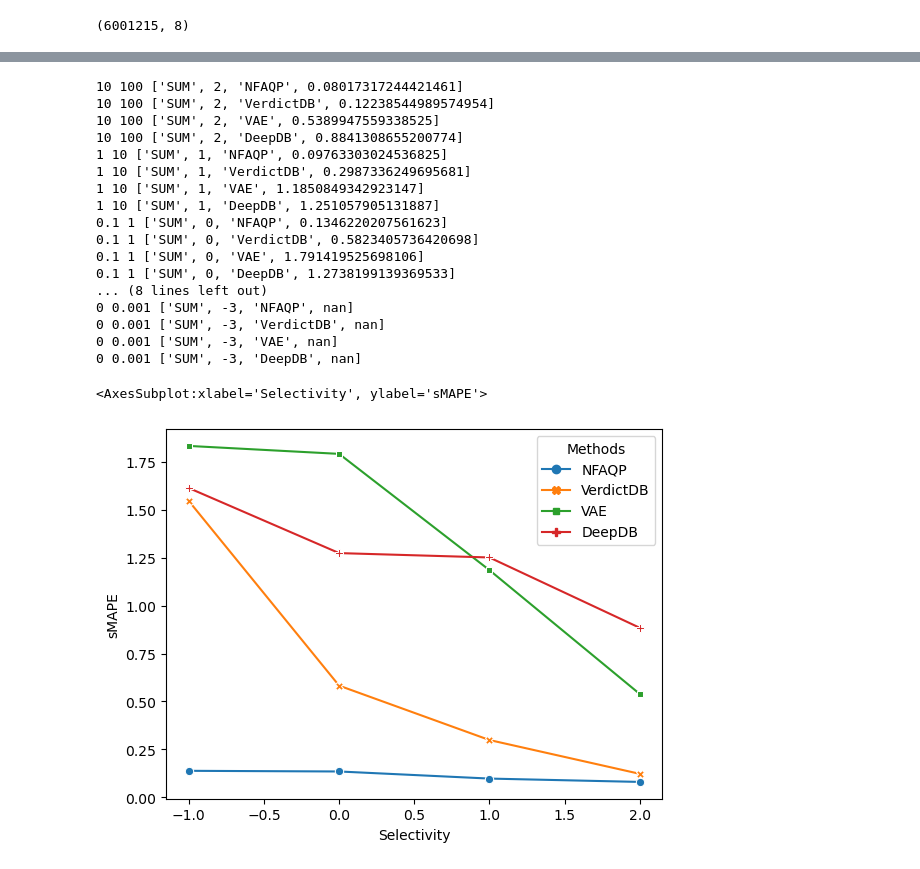
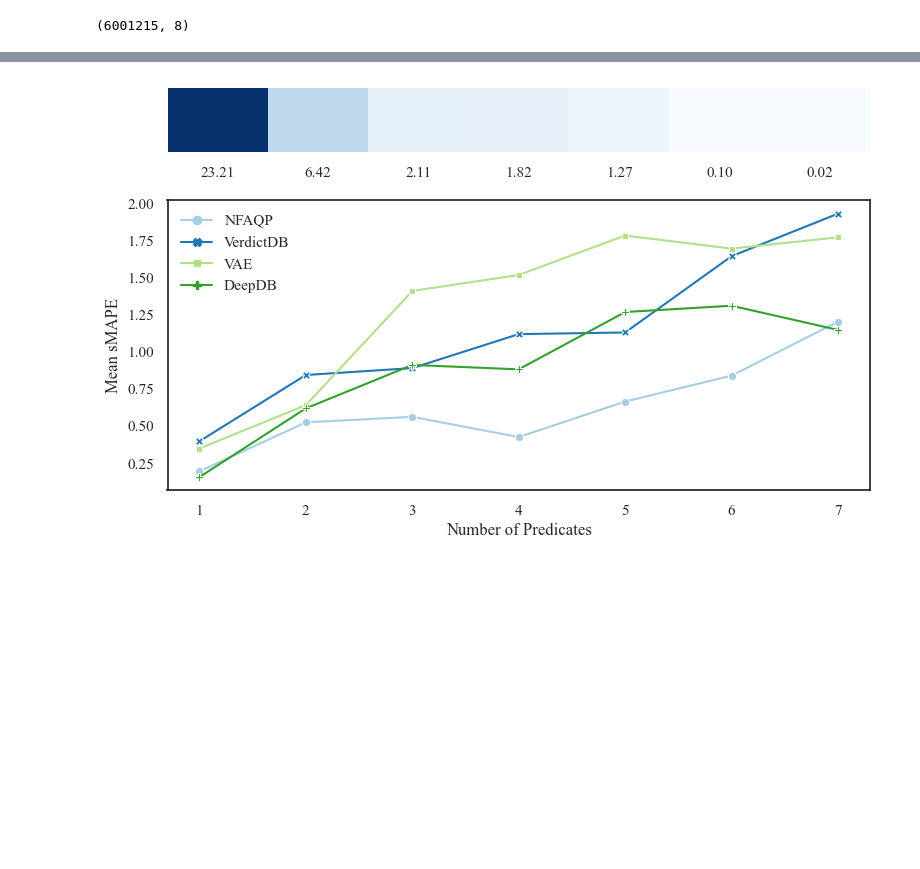
Before and after one commit to cenlibin/NFAQP, a Jupyter notebook: plot/seaborn.ipynb, the cells around one changed output, grey strips where cells are left out. Cells and saved outputs as stored; diff of their text form; code cells hidden in the pictures; blank space fills up the shorter version.

```diff
--- a/plot/seaborn.ipynb
+++ b/plot/seaborn.ipynb
@@ -95,62 +143,64 @@ plt.savefig(f"{dataset}_sel.pdf", format="pdf", dpi=1200, bbox_inches="tight")
 # %%
 import seaborn as sns
 import pandas as pd
+import numpy as np
 import matplotlib.pyplot as plt
 
-dataset = 'lineitem'
+dataset = 'flights'
 df = pd.read_csv(f'/home/clb/AQP/output/flow-tiny-{dataset}-spline/eval.csv')
 df['selectivity'] *= 100
 methods = ['flow', 'verdict', 'vae', 'deepdb']
 funcs = ['cnt', 'avg', 'sum', 'var', 'std']
 methods_alias = {a: b for a, b in zip(methods, ['NFAQP', 'VerdictDB', 'VAE', 'DeepDB'])}
 funcs_alias = {a: b for a, b in zip(funcs, ['COUNT', 'AVG', 'SUM', 'VAR', 'STD'])}
-plot_df = pd.DataFrame([], columns=['Aggregation Functions', 'Selectivity', "Methods", 'sMAPE'])
-log_upper = [2, 1, 0, -1, -2, -3]
-upper = [100, 10, 1, 0.1, 0.01, 0.001]
-lower = [10, 1, 0.1, 0.01, 0.001, 0]
-for l, u, log_up in zip(lower, upper, log_upper):
-
-    # sel_df = df[df['selectivity'].between(l, u)].quantile(0.5)
-    sel_df = df[df['selectivity'].between(l, u)].mean()
+x = list(range(1, df['n_predicates'].max() + 1))
+y = {m:[] for m in methods}
+sels = []
+for n in x:
+    sub_df = df[df['n_predicates'] == n].mean()
+    sels.append(sub_df['selectivity'])
     for m in methods:
         for f in funcs:
             if f != 'sum':
                 continue;
             if m == 'deepdb' and f in ['var', 'std']:
                 continue
-            err_col = sel_df[f'{m}_{f}_err']
-            sub_line = [funcs_alias[f], log_up, methods_alias[m], err_col]
-            print(l, u, sub_line)
-            # sub_df = pd.DataFrame(sub_line).transpose()
-            # sub_df.columns = plot_df.columns
-            # plot_df = pd.concat([plot_df, sub_df])
-            plot_df.loc[len(plot_df)] = sub_line
+            err = sub_df[f'{m}_{f}_err']
+            y[m].append(err)
+
+plot_df = []
+for m in methods:
+    for a, b, s in zip(x, y[m], sels):
+        plot_df.append([s, a, b, methods_alias[m]])
+
+plot_df = pd.DataFrame(plot_df, columns=["Selectivity", "Number of Predicates", 'Mean sMAPE', 'Methods'])
 
 
-sns.lineplot(
+
+width = 12
+ratio = 0.4
+# fig = plt.figure(figsize=(width, int(width * ratio)))
+fig = plt.figure(figsize=(8, 6))
+gs = fig.add_gridspec(5, 1)
+# 绘制折线图
+
+ax2 = fig.add_subplot(gs[1, :])
+ax1 = fig.add_subplot(gs[2:, :])
+
+sns.set(font="Times New Roman", style='white', palette="Paired")
+# sns.despine()
+ax = sns.lineplot(
     data=plot_df,
-    x="Selectivity", y="sMAPE", hue="Methods", style="Methods",
-    markers=True, dashes=False, ci=False
+    x="Number of Predicates", y="Mean sMAPE", hue="Methods", style="Methods",
+    markers=True, dashes=False, errorbar=('ci', False), ax=ax1,
 )
+# sns.move_legend(ax, 'lower center', bbox_to_anchor=(.5, 1), ncol=4, title=None, frameon=False)
+sns.move_legend(ax, 'best', title=None, frameon=False)
 
-#plt.xticks(ticks=[0, 1, 2, 3], labels=['$10^0$', '$10^1$', '$10^2$', '$10^3$'])
+sns.heatmap(np.expand_dims(sels, axis=0), cmap='Blues', cbar=False, ax=ax2, xticklabels=[f"{s:.2f}" for s in sels])
+# 隐藏第二个 y 轴的坐标轴
+ax2.set_yticks([])
+plt.tight_layout()
+plt.savefig(f"{dataset}_vary_n_predicates.pdf", format="pdf", dpi=1200, bbox_inches="tight")
 # %% [output]
-10 100 ['SUM', 2, 'NFAQP', 0.08017317244421461]
-10 100 ['SUM', 2, 'VerdictDB', 0.12238544989574954]
-10 100 ['SUM', 2, 'VAE', 0.5389947559338525]
-10 100 ['SUM', 2, 'DeepDB', 0.8841308655200774]
-1 10 ['SUM', 1, 'NFAQP', 0.09763303024536825]
-1 10 ['SUM', 1, 'VerdictDB', 0.2987336249695681]
-1 10 ['SUM', 1, 'VAE', 1.1850849342923147]
-1 10 ['SUM', 1, 'DeepDB', 1.251057905131887]
-0.1 1 ['SUM', 0, 'NFAQP', 0.1346220207561623]
-0.1 1 ['SUM', 0, 'VerdictDB', 0.5823405736420698]
-0.1 1 ['SUM', 0, 'VAE', 1.791419525698106]
-0.1 1 ['SUM', 0, 'DeepDB', 1.2738199139369533]
-... (8 lines left out)
-0 0.001 ['SUM', -3, 'NFAQP', nan]
-0 0.001 ['SUM', -3, 'VerdictDB', nan]
-0 0.001 ['SUM', -3, 'VAE', nan]
-0 0.001 ['SUM', -3, 'DeepDB', nan]
-<AxesSubplot:xlabel='Selectivity', ylabel='sMAPE'>
-[figure, old version]
+[figure, new version]
```
Also changed, not shown: parts of 12 cells of this notebook, 8 other files.
